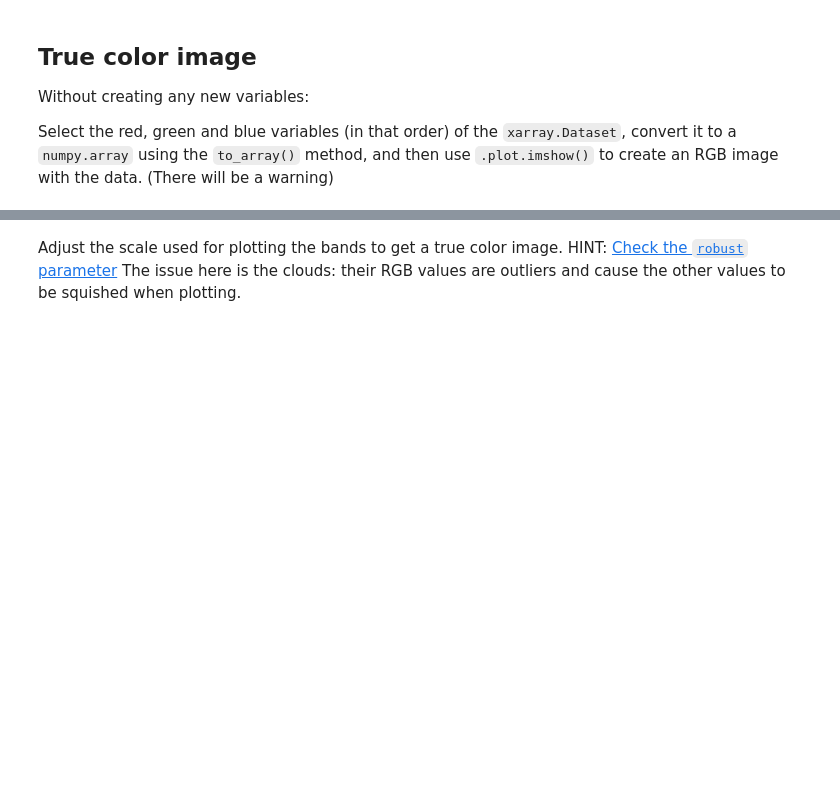
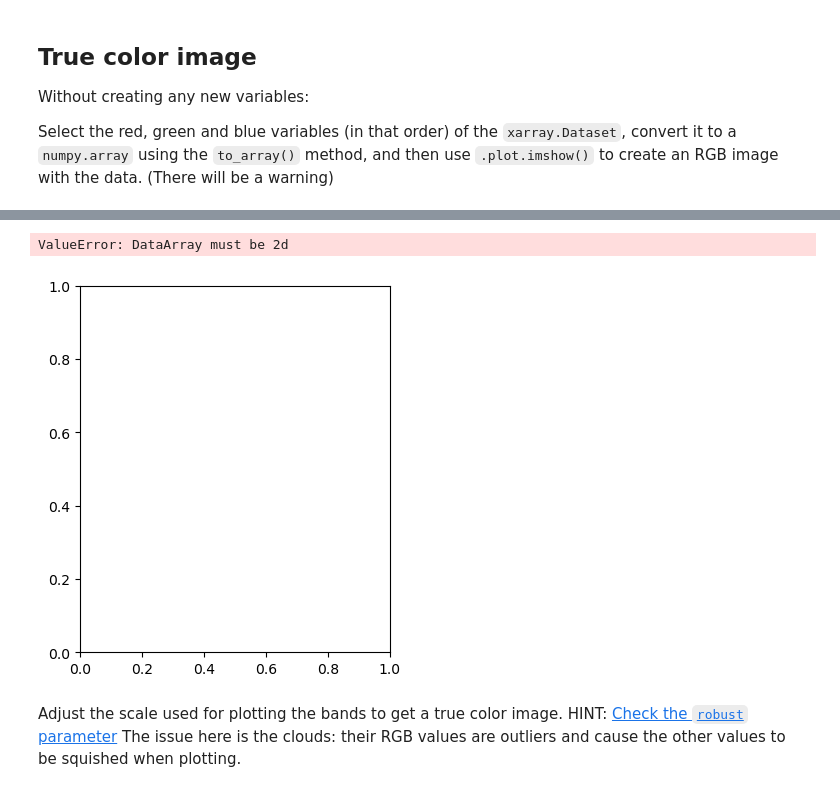
Before and after one commit to saingersoll/eds220-hwk-4, a Jupyter notebook: hwk4-task2-false-color.ipynb, the cells around one changed output, grey strips where cells are left out. Saved outputs shown, nothing was run; the diff lists cells and outputs as text; code cells hidden in the pictures; blank space fills up the shorter version.

```diff
--- a/hwk4-task2-false-color.ipynb
+++ b/hwk4-task2-false-color.ipynb
@@ -192,5 +224,14 @@ Select the red, green and blue variables (in that order) of the `xarray.Dataset`
 # %%
-# your code here
+# Plotting true color landsat
+size = 4
+aspect = landsat.rio.width/landsat.rio.height
+fig, ax = plt.subplots()
+fig.set_size_inches((size, size*aspect))
+
+landsat_array.plot.imshow()
+# %% [output]
+ValueError: DataArray must be 2d
+[figure, added]
 # %% [markdown]
 Adjust the scale used for plotting the bands to get a true color image.
 HINT: [Check the `robust` parameter](https://matplotlib.org/stable/api/_as_gen/matplotlib.pyplot.imshow.html)
```
Also changed, not shown: parts of 10 cells of this notebook, 1 other file.
